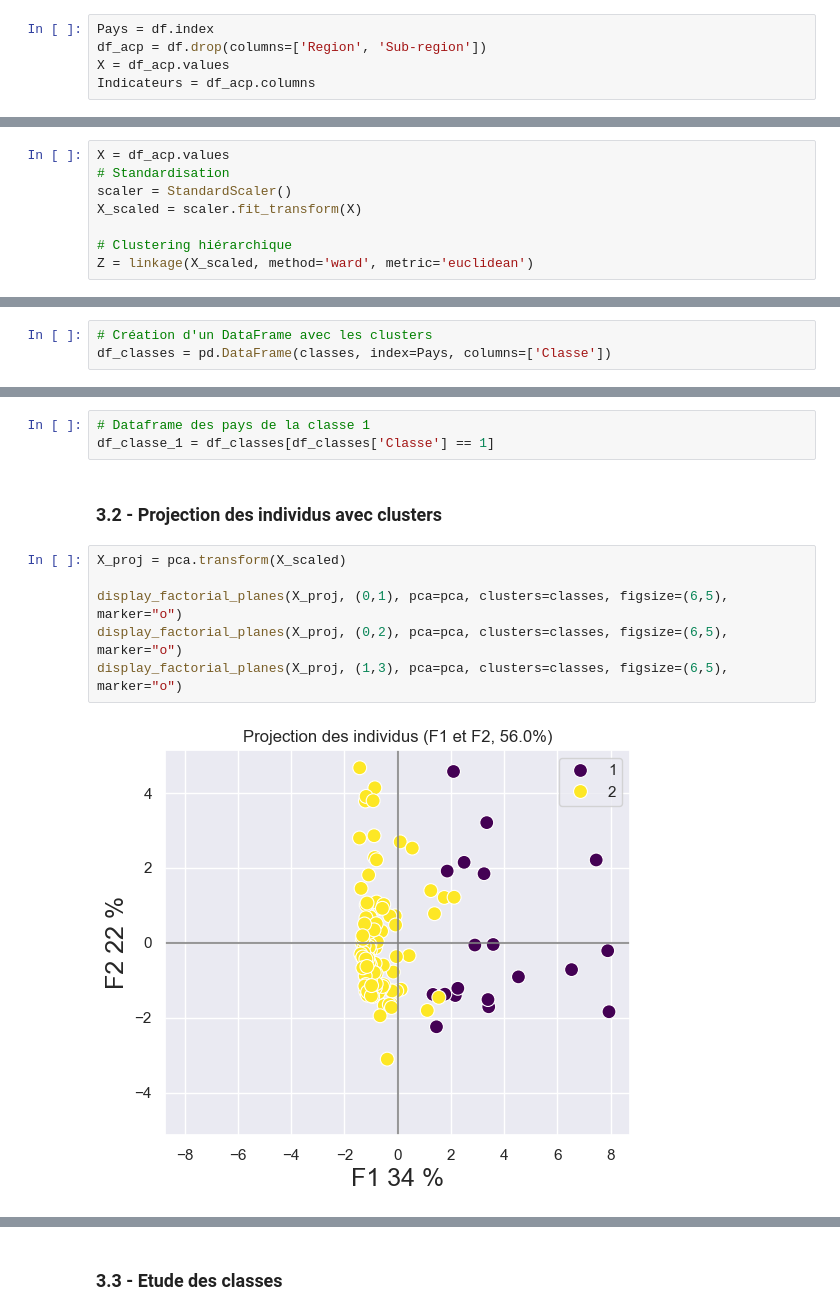
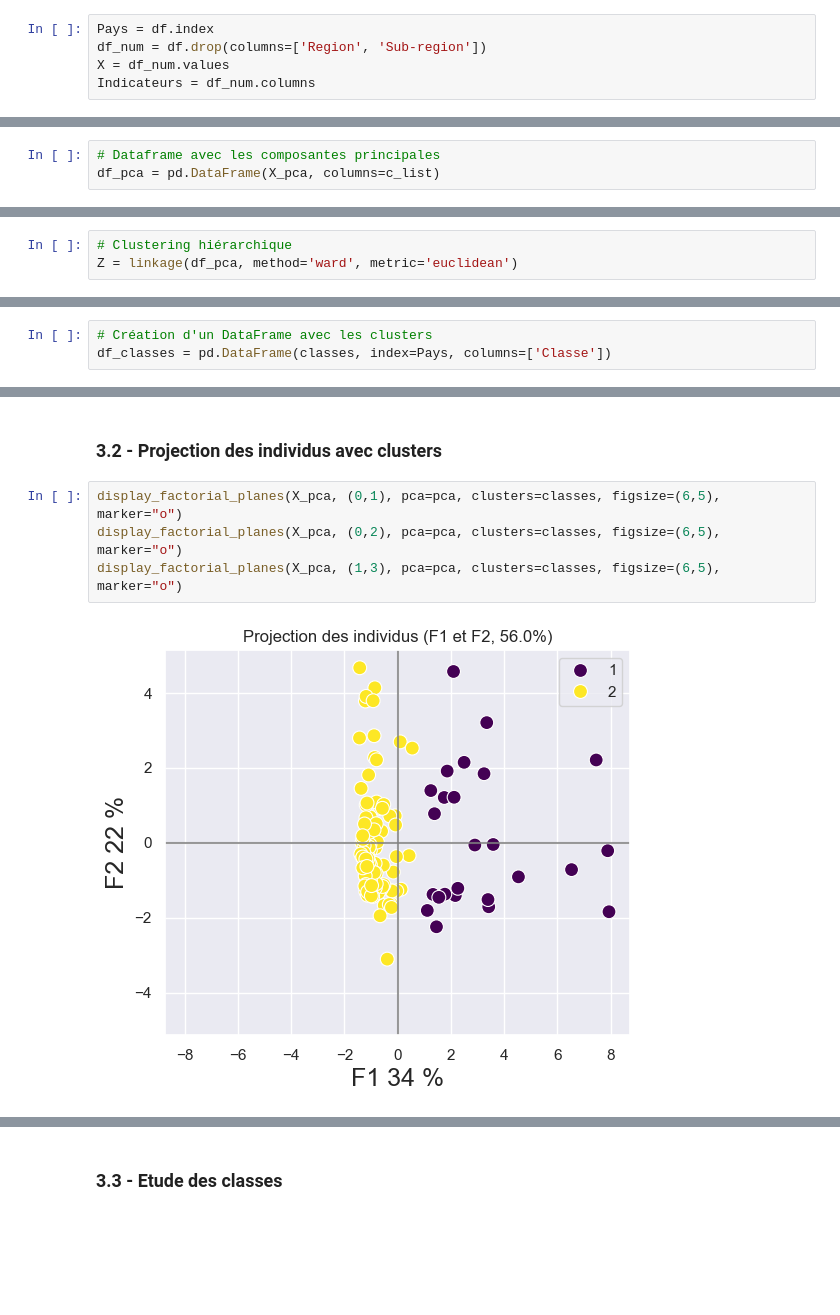
Before and after one commit to lengocduyvu/lpqc-etude-marche, a Jupyter notebook: notebooks/lpqc-clustering-visualisations.ipynb, the cells around one changed output, grey strips where cells are left out. Saved outputs shown, nothing was run; the diff lists cells and outputs as text; blank space fills up the shorter version.

```diff
--- a/notebooks/lpqc-clustering-visualisations.ipynb
+++ b/notebooks/lpqc-clustering-visualisations.ipynb
@@ -181,9 +181,9 @@ Les corrélations moyennes :
 ### 2.1 - Séparation des données
 # %%
 Pays = df.index
-df_acp = df.drop(columns=['Region', 'Sub-region'])
-X = df_acp.values
-Indicateurs = df_acp.columns
+df_num = df.drop(columns=['Region', 'Sub-region'])
+X = df_num.values
+Indicateurs = df_num.columns
 # %% [markdown]
 ### 2.2 - Scaling
 # %%
@@ -308,6 +291,9 @@ n_comp = 4
 c_list = ["F"+str(i) for i in range(1,n_comp+1)]
 pca = PCA(n_components=n_comp)
 X_pca = pca.fit_transform(X_scaled)
+# %%
+# Dataframe avec les composantes principales
+df_pca = pd.DataFrame(X_pca, columns=c_list)
 # %% [markdown]
 ### 2.5 - Contribution
 # %%
@@ -578,13 +564,8 @@ La construction des clusters est basée sur l'inertie intra et inter-cluster :
 # %% [markdown]
 ### 3.1 - Préparation des données pour la classification
 # %%
-X = df_acp.values
-# Standardisation
-scaler = StandardScaler()
-X_scaled = scaler.fit_transform(X)
-
 # Clustering hiérarchique
-Z = linkage(X_scaled, method='ward', metric='euclidean')
+Z = linkage(df_pca, method='ward', metric='euclidean')
 # %%
 def plot_dendrogram(Z, names):
     fig, ax = plt.subplots(1, 1, figsize=(20, 30))
@@ -649,14 +630,9 @@ Classe
 Name: count, dtype: int64
-# %%
-# Dataframe des pays de la classe 1
-df_classe_1 = df_classes[df_classes['Classe'] == 1]
 # %% [markdown]
 ### 3.2 - Projection des individus avec clusters
 # %%
-X_proj = pca.transform(X_scaled)
-
-display_factorial_planes(X_proj, (0,1), pca=pca, clusters=classes, figsize=(6,5), marker="o")
-display_factorial_planes(X_proj, (0,2), pca=pca, clusters=classes, figsize=(6,5), marker="o")
-display_factorial_planes(X_proj, (1,3), pca=pca, clusters=classes, figsize=(6,5), marker="o")
+display_factorial_planes(X_pca, (0,1), pca=pca, clusters=classes, figsize=(6,5), marker="o")
+display_factorial_planes(X_pca, (0,2), pca=pca, clusters=classes, figsize=(6,5), marker="o")
+display_factorial_planes(X_pca, (1,3), pca=pca, clusters=classes, figsize=(6,5), marker="o")
 # %% [output]
-[figure, old version]
+[figure, new version]
```
Also changed, not shown: parts of 44 cells of this notebook.
